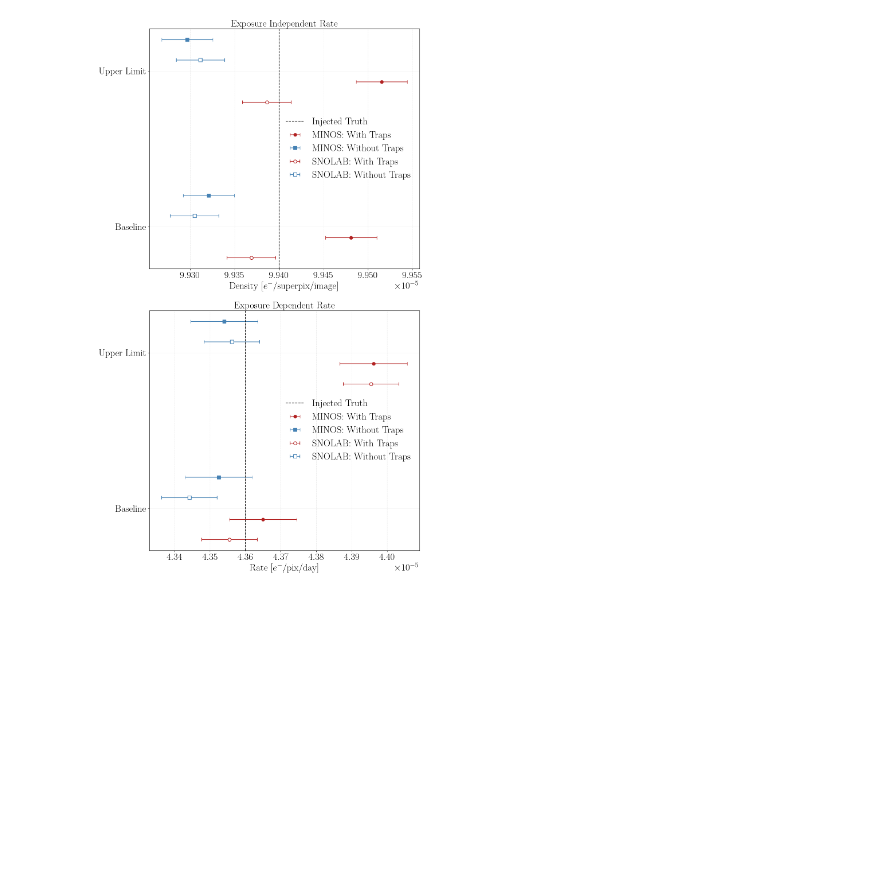
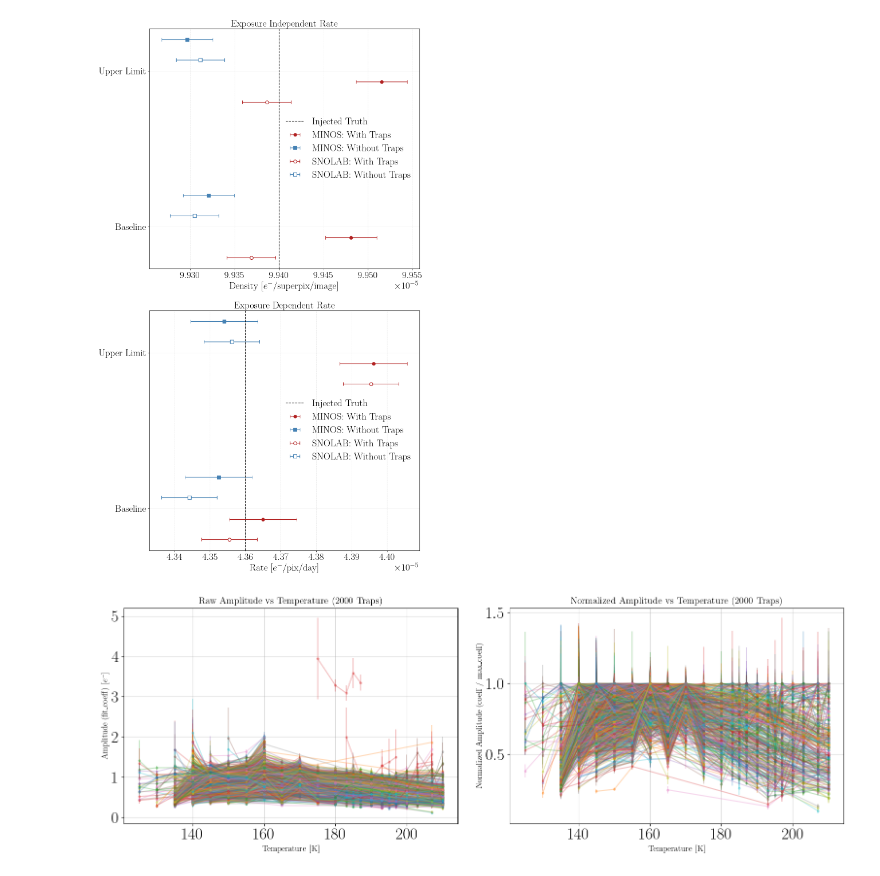
Before and after one commit to anshsdesai/sensei_charge_traps, a Jupyter notebook: charge_trap_figures.ipynb, the cells around one changed output. Saved outputs shown, nothing was run; the diff lists cells and outputs as text; code cells hidden in the pictures; blank space fills up the shorter version.

```diff
--- a/charge_trap_figures.ipynb
+++ b/charge_trap_figures.ipynb
@@ -1716,3 +1706,72 @@ m_res[0][1]- m_res[0][3],m_res[1][1]- m_res[1][3]
 # %%
 (exp_indep, exp_dep, exp_indep_notraps, exp_dep_notraps, UR_expindep, UR_expdep,
             err_indep, err_dep, err_indep_notraps, err_dep_notraps)
+# %%
+import matplotlib.pyplot as plt
+import numpy as np
+import random
+
+# Assuming 'fit_dipole_spectra' is already loaded in your notebook.
+# If not, uncomment the line below:
+# fit_dipole_spectra = load_spectra_hdf5('fit_dipole_spectra_err_4.h5')
+
+num_traps_to_plot = 2000 # Adjust this to see more or fewer traps
+
+# Gather all well-behaved traps
+all_well_behaved = []
+for q in [0, 1, 2, 3]:
+    if q not in fit_dipole_spectra:
+        continue
+    for dp, trap in fit_dipole_spectra[q].items():
+        if isinstance(dp, tuple) and trap.get('WellBehavedTrap', False):
+            all_well_behaved.append(trap)
+
+# Pick a random subset to avoid over-cluttering the plot
+traps_subset = random.sample(all_well_behaved, min(num_traps_to_plot, len(all_well_behaved)))
+
+fig, axes = plt.subplots(1, 2, figsize=(16, 6))
+
+for trap in traps_subset:
+    temps = []
+    coeffs = []
+    coeff_errs = []
+
+    # Extract temperature and fit info
+    for key, data in trap.items():
+        if isinstance(key, int) and data.get('GoodIntensityFit', False):
+            temps.append(key)
+            coeffs.append(data['fit_coeff'])
+            coeff_errs.append(data['fit_coeff_err'])
+
+    if len(temps) > 3:
+        # Sort by temperature so the lines draw correctly left-to-right
+        sort_idx = np.argsort(temps)
+        temps = np.array(temps)[sort_idx]
+        coeffs = np.array(coeffs)[sort_idx]
+        coeff_errs = np.array(coeff_errs)[sort_idx]
+
+        # Plot 1: Raw Amplitude
+        axes[0].errorbar(temps, coeffs, yerr=coeff_errs, fmt='-o', alpha=0.3, markersize=3)
+
+        # Plot 2: Normalized Amplitude (normalized to the max amplitude of that trap)
+        max_coeff = np.max(coeffs)
+        normalized_coeffs = coeffs / max_coeff
+        normalized_errs = coeff_errs / max_coeff
+        axes[1].errorbar(temps, normalized_coeffs, yerr=normalized_errs, fmt='-o', alpha=0.3, markersize=3)
+
+# Formatting Raw Plot
+axes[0].set_xlabel('Temperature [K]', fontsize=12)
+axes[0].set_ylabel('Amplitude (fit_coeff) [$e^-$]', fontsize=12)
+axes[0].set_title(f'Raw Amplitude vs Temperature ({len(traps_subset)} Traps)', fontsize=14)
+axes[0].grid(True, alpha=0.5)
+
+# Formatting Normalized Plot
+axes[1].set_xlabel('Temperature [K]', fontsize=12)
+axes[1].set_ylabel('Normalized Amplitude (coeff / max_coeff)', fontsize=12)
+axes[1].set_title(f'Normalized Amplitude vs Temperature ({len(traps_subset)} Traps)', fontsize=14)
+axes[1].grid(True, alpha=0.5)
+
+plt.tight_layout()
+plt.show()
+# %% [output]
+[figure, added]
```
Also changed, not shown: parts of 5 cells of this notebook, 16 other files.
